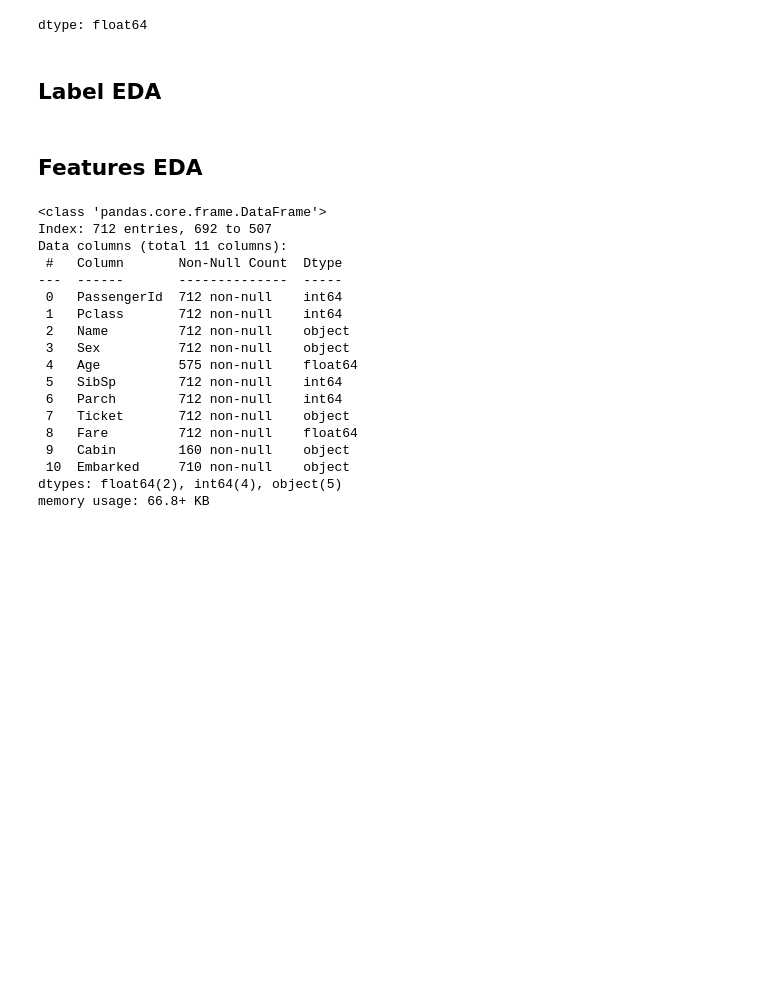
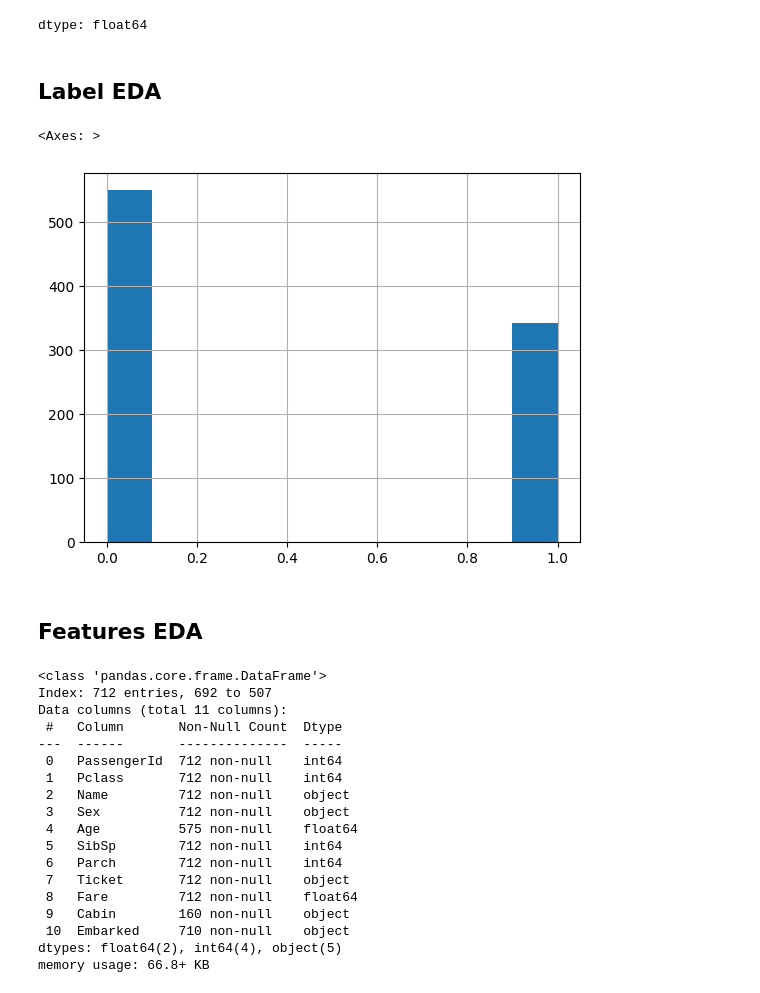
Before and after one commit to irnikesh/data-science, a Jupyter notebook: projects/titanic_survivor_predictor/Titanic_EDA.ipynb, the cells around one changed output. Cells and saved outputs as stored; diff of their text form; code cells hidden in the pictures; blank space fills up the shorter version.

```diff
--- a/projects/titanic_survivor_predictor/Titanic_EDA.ipynb
+++ b/projects/titanic_survivor_predictor/Titanic_EDA.ipynb
@@ -126,6 +126,11 @@ y_test.value_counts() / y_test.count()
 dtype: float64
 # %% [markdown]
 ## Label EDA
+# %%
+y.hist()
+# %% [output]
+<Axes: >
+[figure, added]
 # %% [markdown]
 ## Features EDA
 # %%
```
